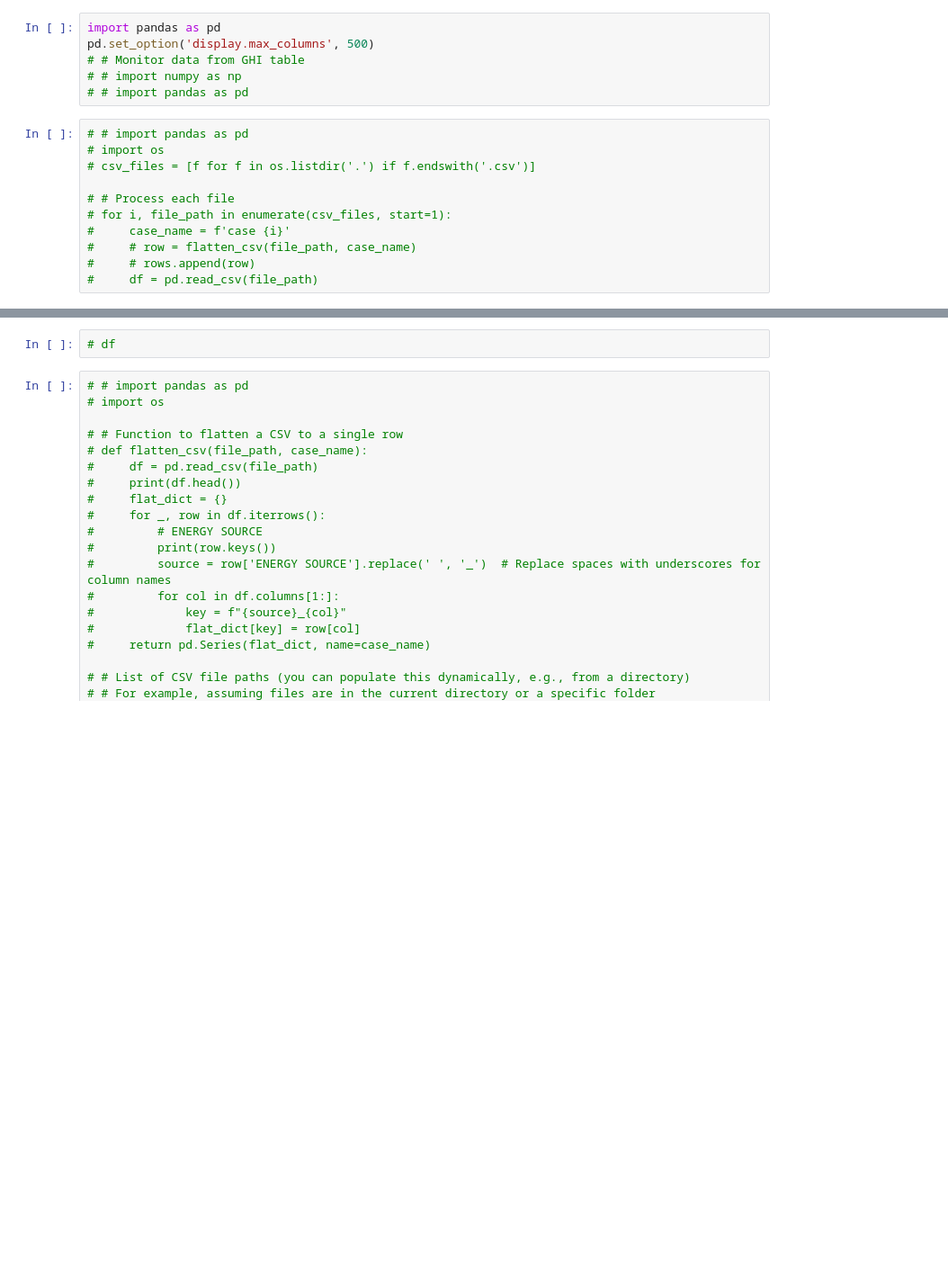
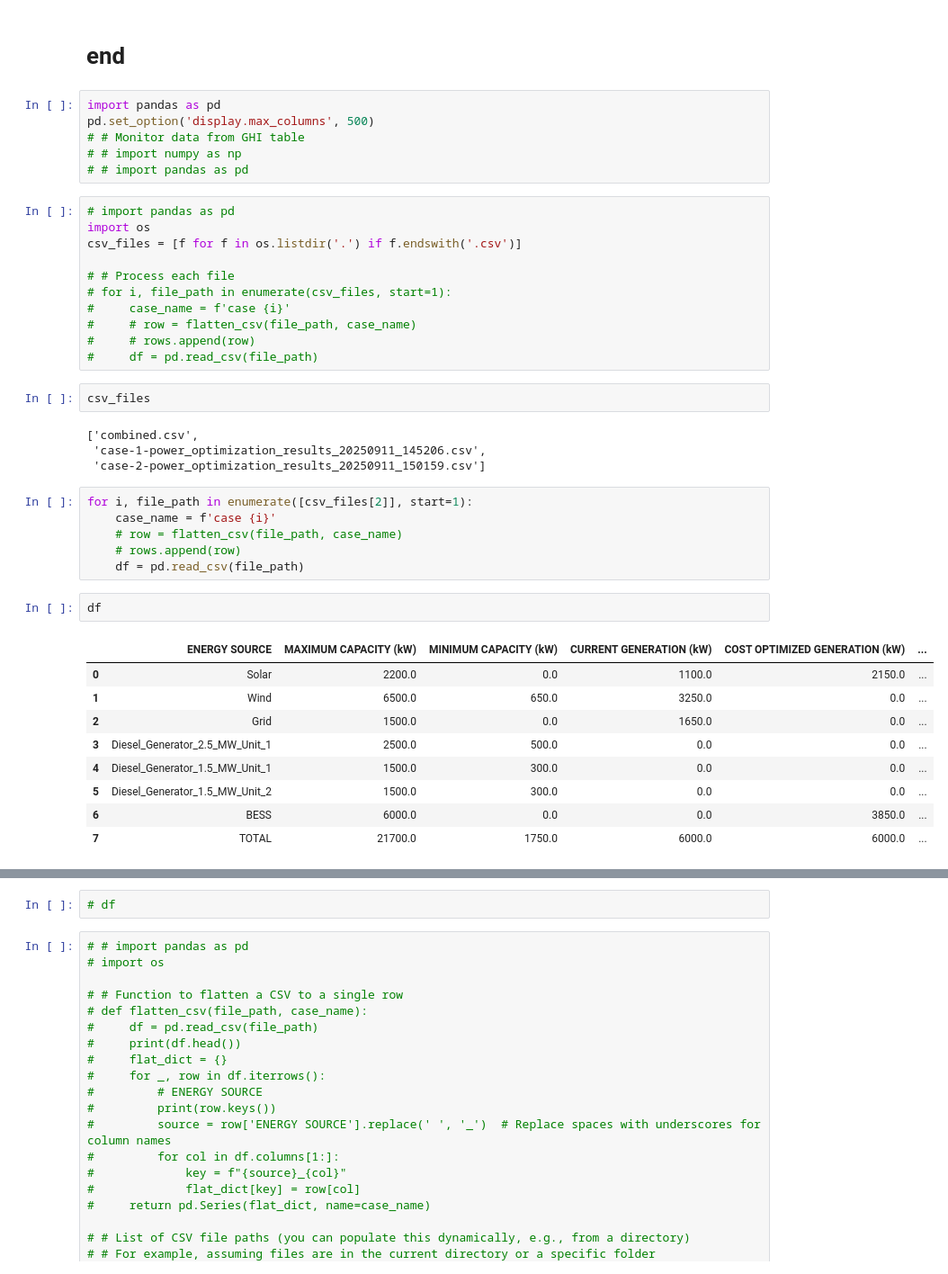
Before and after one commit to aminghias/Power-app, a Jupyter notebook: results/combine-results.ipynb, the cells around one changed output, grey strips where cells are left out. Shown at 90% size. Saved outputs shown, nothing was run; the diff lists cells and outputs as text; blank space fills up the shorter version.

```diff
--- a/results/combine-results.ipynb
+++ b/results/combine-results.ipynb
@@ -1,3 +92,5 @@
+# %% [markdown]
+# end
 # %%
 import pandas as pd
 pd.set_option('display.max_columns', 500)
@@ -5,9 +98,9 @@ pd.set_option('display.max_columns', 500)
 # # import numpy as np
 # # import pandas as pd
 # %%
-# # import pandas as pd
-# import os
-# csv_files = [f for f in os.listdir('.') if f.endswith('.csv')]
+# import pandas as pd
+import os
+csv_files = [f for f in os.listdir('.') if f.endswith('.csv')]
 
 # # Process each file
 # for i, file_path in enumerate(csv_files, start=1):
@@ -15,3 +108,27 @@ pd.set_option('display.max_columns', 500)
 #     # row = flatten_csv(file_path, case_name)
 #     # rows.append(row)
 #     df = pd.read_csv(file_path)
+# %%
+csv_files
+# %% [output]
+['combined.csv',
+ 'case-1-power_optimization_results_20250911_145206.csv',
+ 'case-2-power_optimization_results_20250911_150159.csv']
+# %%
+for i, file_path in enumerate([csv_files[2]], start=1):
+    case_name = f'case {i}'
+    # row = flatten_csv(file_path, case_name)
+    # rows.append(row)
+    df = pd.read_csv(file_path)
+# %%
+df
+# %% [output]
+|  | ENERGY SOURCE | MAXIMUM CAPACITY (kW) | MINIMUM CAPACITY (kW) | CURRENT GENERATION (kW) | COST OPTIMIZED GENERATION (kW) | ... |
+| 0 | Solar | 2200.0 | 0.0 | 1100.0 | 2150.0 | ... |
+| 1 | Wind | 6500.0 | 650.0 | 3250.0 | 0.0 | ... |
+| 2 | Grid | 1500.0 | 0.0 | 1650.0 | 0.0 | ... |
+| 3 | Diesel_Generator_2.5_MW_Unit_1 | 2500.0 | 500.0 | 0.0 | 0.0 | ... |
+| 4 | Diesel_Generator_1.5_MW_Unit_1 | 1500.0 | 300.0 | 0.0 | 0.0 | ... |
+| 5 | Diesel_Generator_1.5_MW_Unit_2 | 1500.0 | 300.0 | 0.0 | 0.0 | ... |
+| 6 | BESS | 6000.0 | 0.0 | 0.0 | 3850.0 | ... |
+| 7 | TOTAL | 21700.0 | 1750.0 | 6000.0 | 6000.0 | ... |
```
Also changed, not shown: parts of 14 cells of this notebook, 18 other files.
